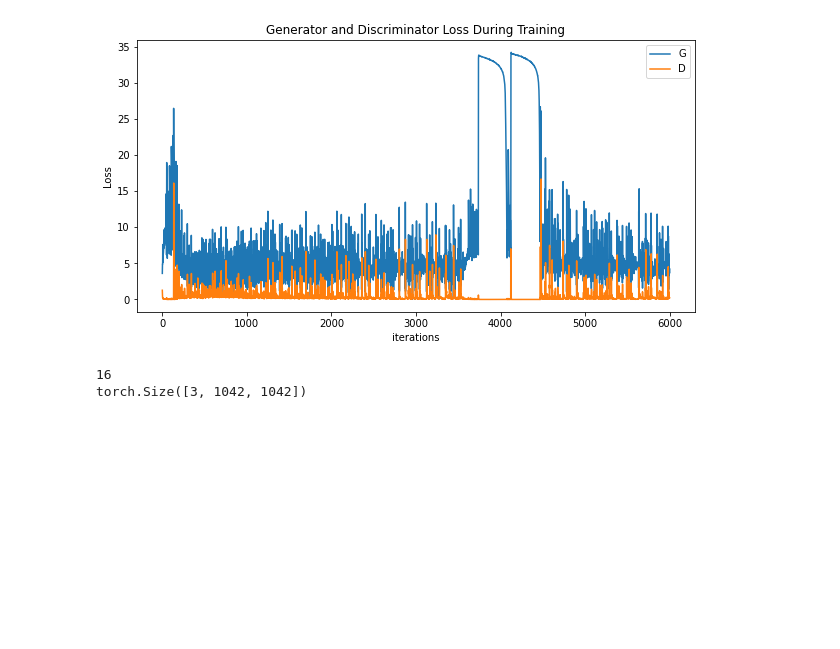
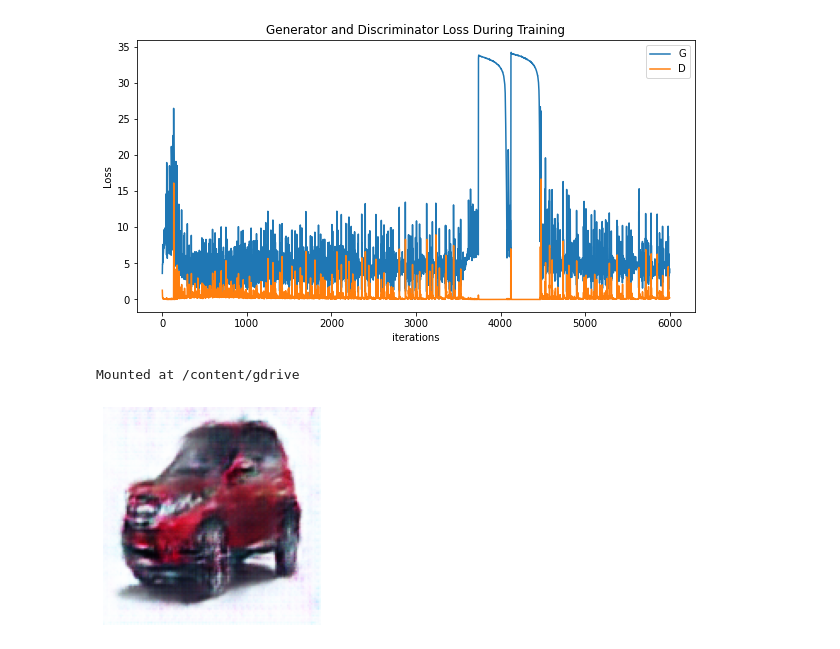
Before and after one commit to eip4-mars/EIP4P2, a Jupyter notebook: Session6/Sess6_Cars_DCGAN.ipynb, the cells around one changed output. Saved outputs shown, nothing was run; the diff lists cells and outputs as text; code cells hidden in the pictures; blank space fills up the shorter version.

```diff
--- a/Session6/Sess6_Cars_DCGAN.ipynb
+++ b/Session6/Sess6_Cars_DCGAN.ipynb
@@ -402,9 +390,8 @@ ims = [[plt.imshow(np.transpose(i,(1,2,0)), animated=True)] for i in img_list]
 ani = animation.ArtistAnimation(fig, ims, interval=1000, repeat_delay=1000, blit=True)
 
 HTML(ani.to_jshtml())
-# %%
-print(len(img_list))
-print(img_list[0].shape)
-# %% [output]
-16
-torch.Size([3, 1042, 1042])
+# %%
+from google.colab import drive
+drive.mount('/content/gdrive',force_remount=True)
+# %% [output]
+Mounted at /content/gdrive
@@ -410,0 +400,21 @@ torch.Size([3, 1042, 1042])
+# %%
+netG = torch.jit.load('DCGAN_cars_2.pt')
+# %%
+def norm(img):
+    min = float(img.min())
+    max = float(img.max())
+    img.clamp_(min=min, max=max)
+    img.add_(-min).div_(max - min + 1e-6)
+
+def plot_out(out):
+    plt.figure(figsize=(4, 4))
+    plt.imshow(out)
+    plt.axis('off')
+    plt.grid('off')
+# %%
+out = netG(torch.randn(1, 64, 1, 1)).detach()[0]
+norm(out)
+out = np.moveaxis(out.numpy(), 0, 2)
+plot_out(out)
+# %% [output]
+[figure, added]
```
Also changed, not shown: parts of 3 cells of this notebook.
